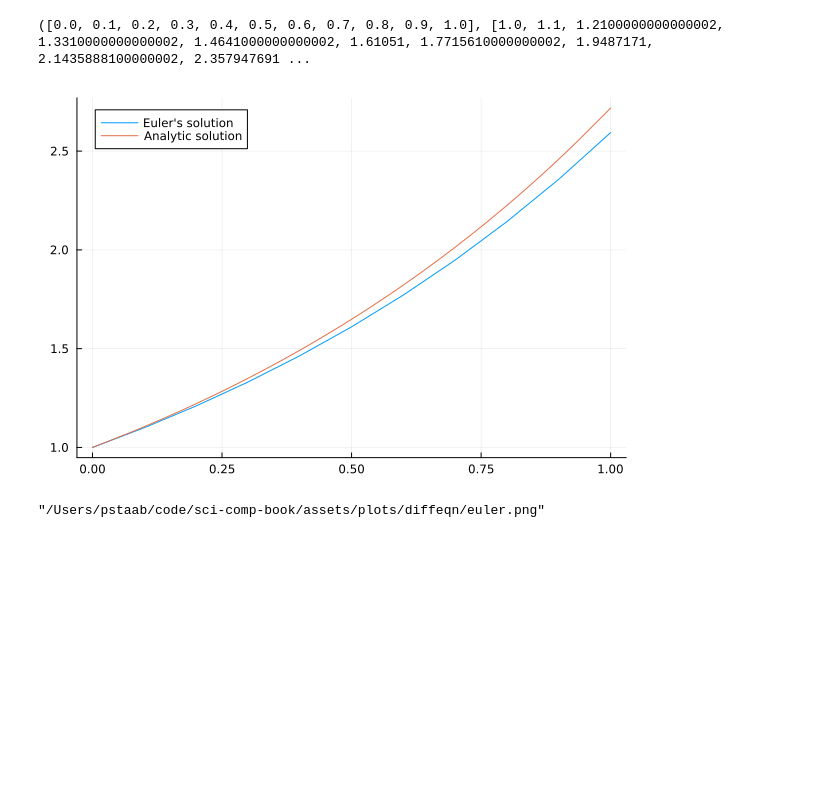
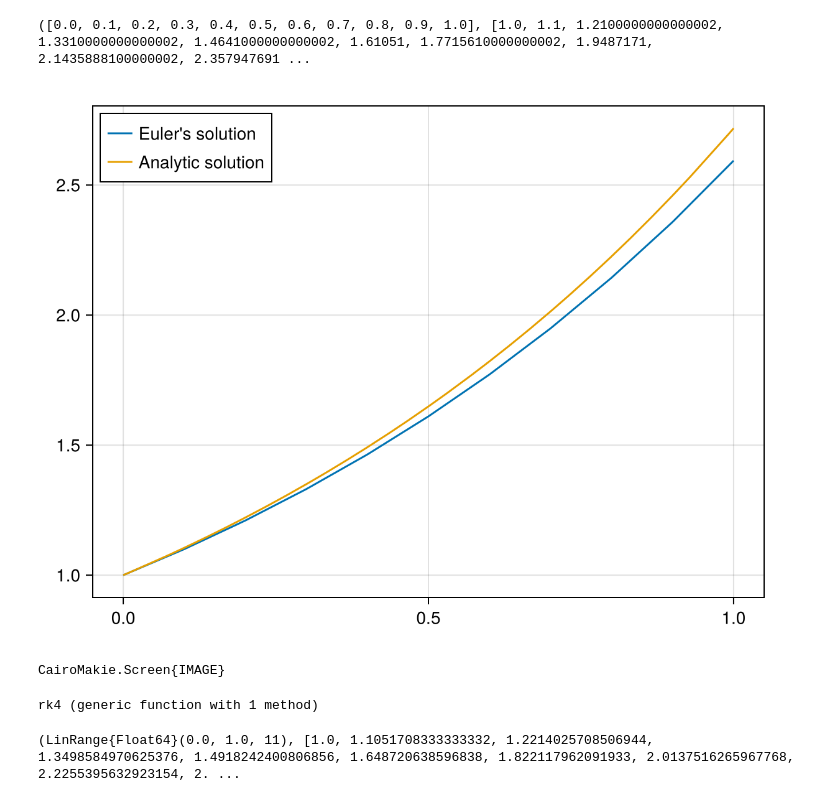
Before and after one commit to pstaabp/sci-comp-book, a Jupyter notebook: julia-output/diff-eqn.ipynb, the cells around one changed output. Cells and saved outputs as stored; diff of their text form; code cells hidden in the pictures; blank space fills up the shorter version.

```diff
--- a/julia-output/diff-eqn.ipynb
+++ b/julia-output/diff-eqn.ipynb
@@ -19,11 +23,35 @@ t,y = euler( (t,y) -> y, 0, 1, 0.1, 10)
 # %% [output]
 ([0.0, 0.1, 0.2, 0.3, 0.4, 0.5, 0.6, 0.7, 0.8, 0.9, 1.0], [1.0, 1.1, 1.2100000000000002, 1.3310000000000002, 1.4641000000000002, 1.61051, 1.7715610000000002, 1.9487171, 2.1435888100000002, 2.357947691 ...
 # %%
-plot(t,y,label="Euler's solution")
-plot!(t->exp(t),0,1,label="Analytic solution")
+fig, ax = lines(t,y,label="Euler's solution")
+lines!(ax, 0..1, exp,label="Analytic solution")
+axislegend(ax, position = :lt)
+fig
 # %% [output]
-[figure, old version]
+[figure, new version]
 # %%
-savefig("../assets/plots/diffeqn/euler.png")
+save("../assets/plots/diffeqn/euler.png", fig)
 # %% [output]
-"/Users/pstaab/code/sci-comp-book/assets/plots/diffeqn/euler.png"
+CairoMakie.Screen{IMAGE}
+# %%
+function rk4(f::Function, t0:: Real, y0::Real, dt::Real, num_steps::Integer)
+  num_steps > 0 || throw(ArgumentError("The number of steps must be positive."))
+  dt > 0 || throw(ArgumentError("The step size dt must be positive."))
+  t=LinRange(t0,t0+num_steps*dt,num_steps+1)
+  y=zeros(Float64,num_steps+1)
+  y[1] = y0
+  for i=1:num_steps
+    k1 = f(t[i],y[i])
+    k2 = f(t[i]+dt/2,y[i]+dt/2*k1)
+    k3 = f(t[i]+dt/2,y[i]+dt/2*k2)
+    k4 = f(t[i]+dt,y[i]+dt*k3)
+    y[i+1] = y[i] + dt/6*(k1+2k2+2k3+k4)
+  end
+  (t,y)
+end
+# %% [output]
+rk4 (generic function with 1 method)
+# %%
+t,y = rk4((t,y) -> y, 0, 1, 0.1, 10)
+# %% [output]
+(LinRange{Float64}(0.0, 1.0, 11), [1.0, 1.1051708333333332, 1.2214025708506944, 1.3498584970625376, 1.4918242400806856, 1.648720638596838, 1.822117962091933, 2.0137516265967768, 2.2255395632923154, 2. ...
```
Also changed, not shown: parts of 32 cells of this notebook, 24 other files.
